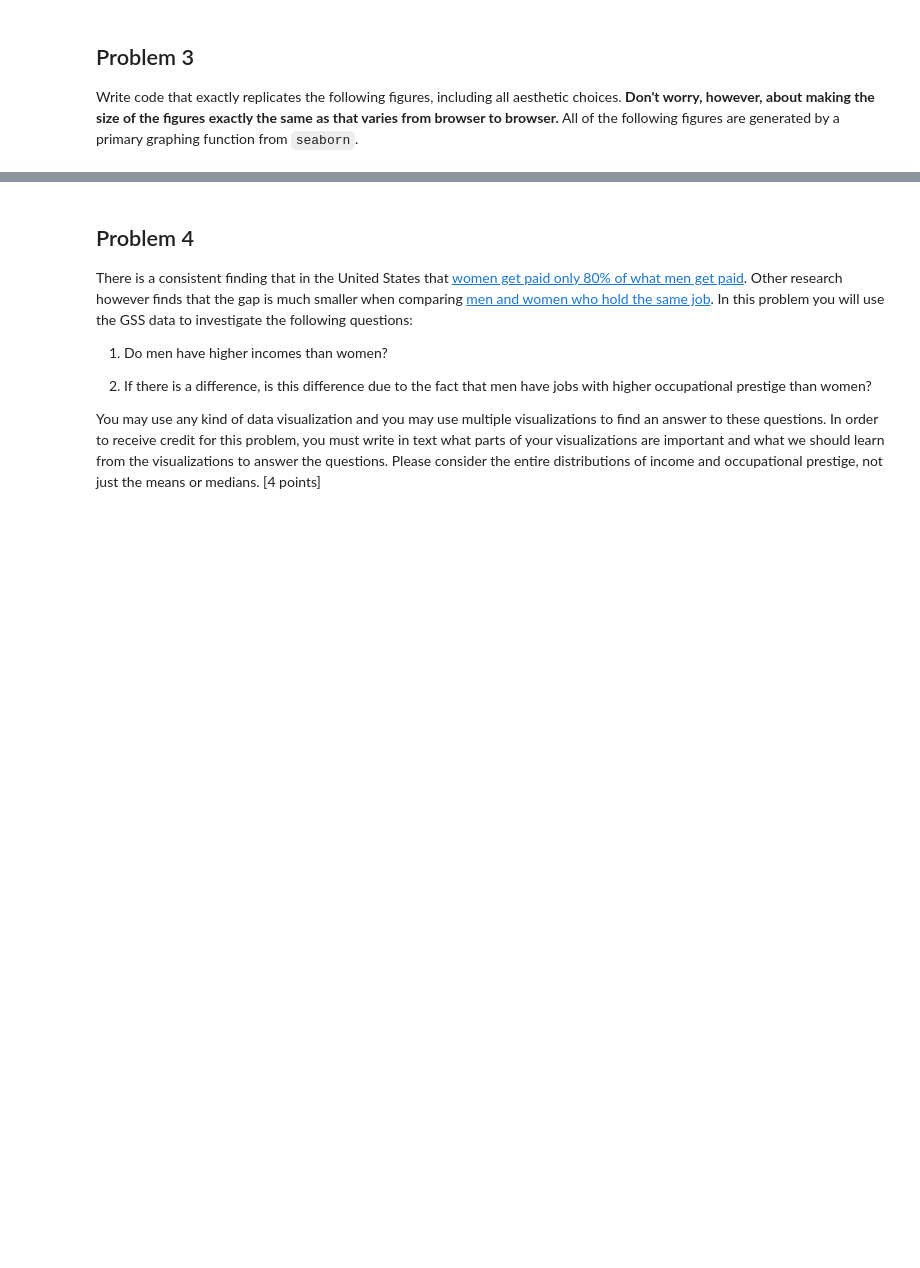
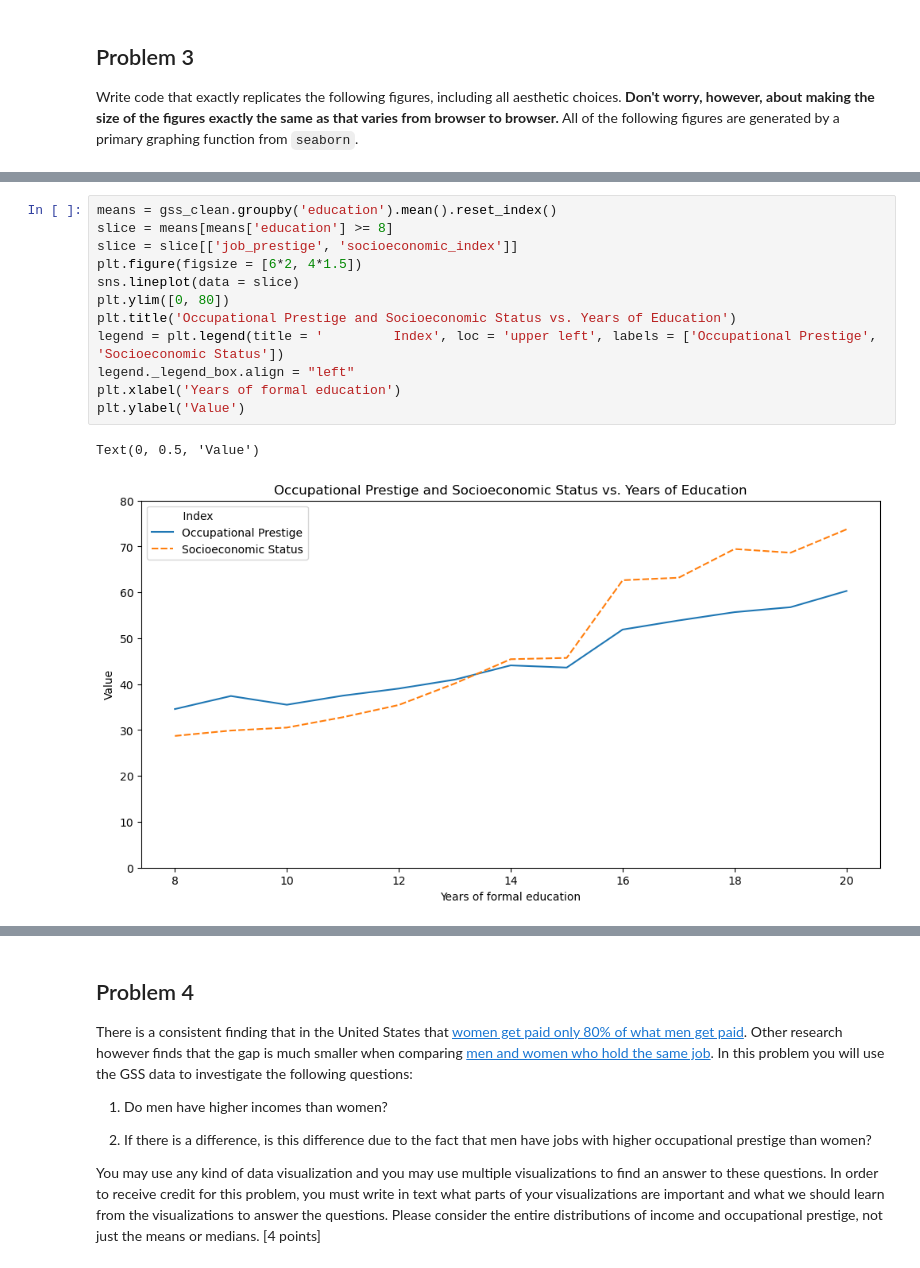
Before and after one commit to tslever/Tom_Levers_Public_Git_Repository, a Jupyter notebook: UVA/3--Practice_And_Application_Of_Data_Science/11--Data_Visualization/labassignment11.ipynb, the cells around one changed output, grey strips where cells are left out. Drawn from its saved outputs; the diff is of its cells as text; blank space fills up the shorter version.

```diff
--- a/UVA/3--Practice_And_Application_Of_Data_Science/11--Data_Visualization/labassignment11.ipynb
+++ b/UVA/3--Practice_And_Application_Of_Data_Science/11--Data_Visualization/labassignment11.ipynb
@@ -218,6 +243,21 @@ Replicate the following figure:
 <img src="https://raw.githubusercontent.com/jkropko/DS-6001/master/localimages/parta.png" width='700'>
 
 [Hint: the values of occuptational prestige and socioeconomic status are the means of `job_prestige` and `socioeconomic_index` within years of `education`. Note that values of `education` less than 8 are excluded.] [2 points]
+# %%
+means = gss_clean.groupby('education').mean().reset_index()
+slice = means[means['education'] >= 8]
+slice = slice[['job_prestige', 'socioeconomic_index']]
+plt.figure(figsize = [6*2, 4*1.5])
+sns.lineplot(data = slice)
+plt.ylim([0, 80])
+plt.title('Occupational Prestige and Socioeconomic Status vs. Years of Education')
+legend = plt.legend(title = '         Index', loc = 'upper left', labels = ['Occupational Prestige', 'Socioeconomic Status'])
+legend._legend_box.align = "left"
+plt.xlabel('Years of formal education')
+plt.ylabel('Value')
+# %% [output]
+Text(0, 0.5, 'Value')
+[figure, added]
 # %% [markdown]
 ### Part b
 Replicate the following figure:
```
Also changed, not shown: parts of 37 cells of this notebook.
